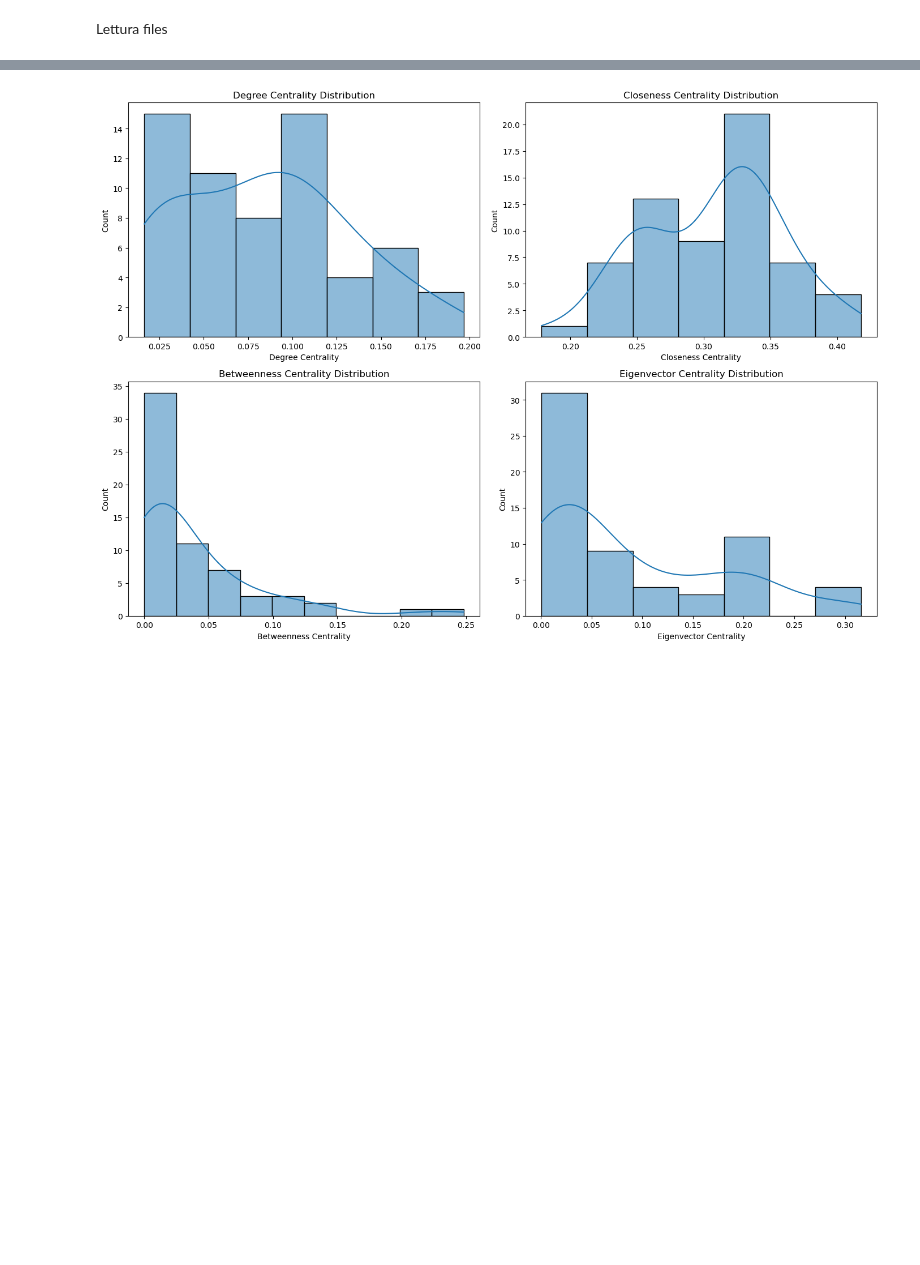
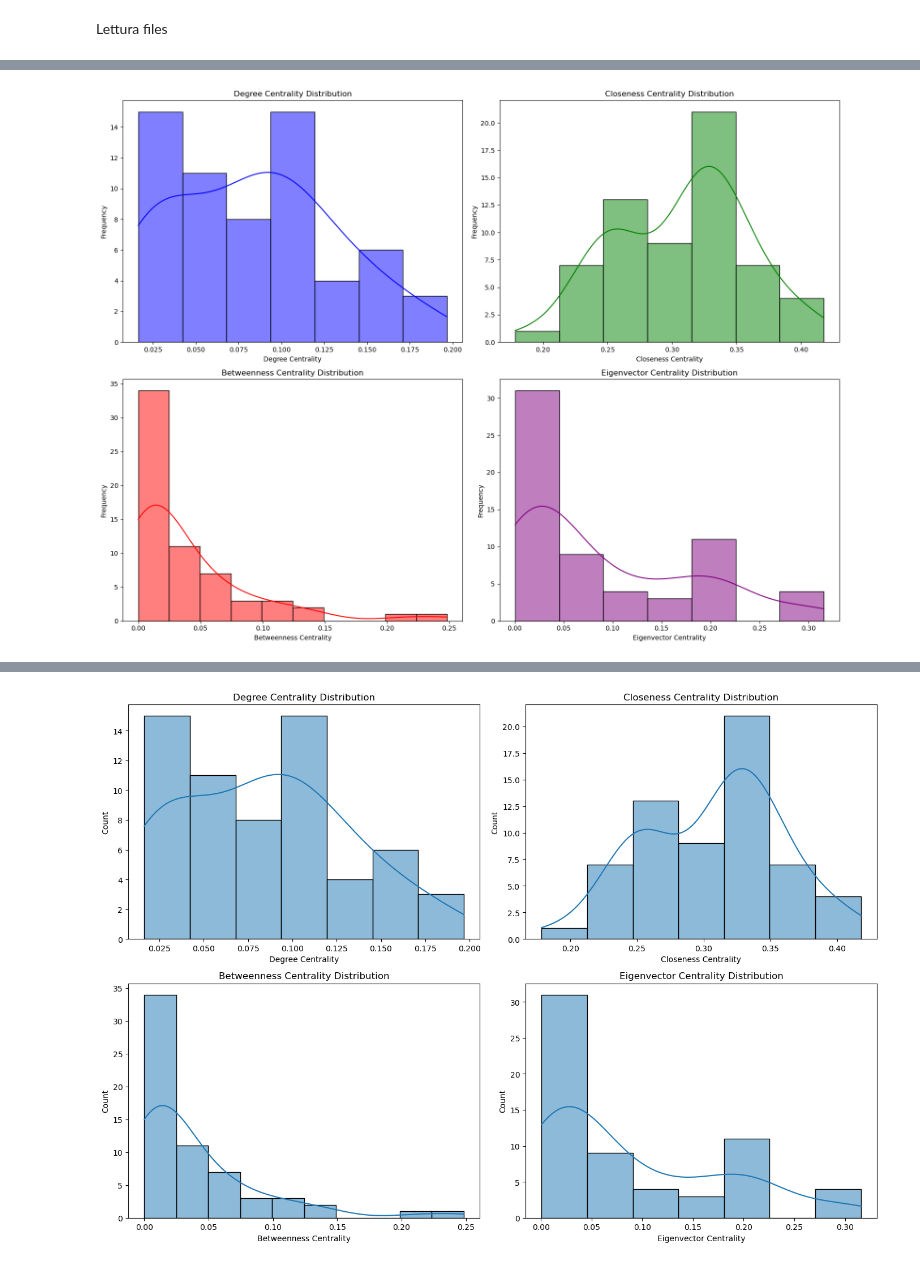
Before and after one commit to AlessandroPieragostini/Data-Science, a Jupyter notebook: Social_Network_Analysis/sna_sport.ipynb, the cells around one changed output, grey strips where cells are left out. Saved outputs shown, nothing was run; the diff lists cells and outputs as text; code cells hidden in the pictures; blank space fills up the shorter version.

Commit message:
sna visualizzazione top e bottom in centrality

```diff
--- a/Social_Network_Analysis/sna_sport.ipynb
+++ b/Social_Network_Analysis/sna_sport.ipynb
@@ -105,0 +102,37 @@ eigenvector_sorted done
+# %%
+# Visualizzazione con distplot per ogni tipo di centralità
+plt.figure(figsize=(16, 12))
+
+# Degree Centrality Distplot
+plt.subplot(2, 2, 1)
+sns.histplot(degree_sorted['Degree Centrality'], kde=True, color='blue')
+plt.title("Degree Centrality Distribution")
+plt.xlabel("Degree Centrality")
+plt.ylabel("Frequency")
+
+# Closeness Centrality Distplot
+plt.subplot(2, 2, 2)
+sns.histplot(closeness_sorted['Closeness Centrality'], kde=True, color='green')
+plt.title("Closeness Centrality Distribution")
+plt.xlabel("Closeness Centrality")
+plt.ylabel("Frequency")
+
+# Betweenness Centrality Distplot
+plt.subplot(2, 2, 3)
+sns.histplot(betweenness_sorted['Betweenness Centrality'], kde=True, color='red')
+plt.title("Betweenness Centrality Distribution")
+plt.xlabel("Betweenness Centrality")
+plt.ylabel("Frequency")
+
+# Eigenvector Centrality Distplot
+plt.subplot(2, 2, 4)
+sns.histplot(eigenvector_sorted['Eigenvector Centrality'], kde=True, color='purple')
+plt.title("Eigenvector Centrality Distribution")
+plt.xlabel("Eigenvector Centrality")
+plt.ylabel("Frequency")
+
+# Mostra il grafico
+plt.tight_layout()
+plt.show()
+# %% [output]
+[figure, added]
```
Also changed, not shown: parts of 6 cells of this notebook.
